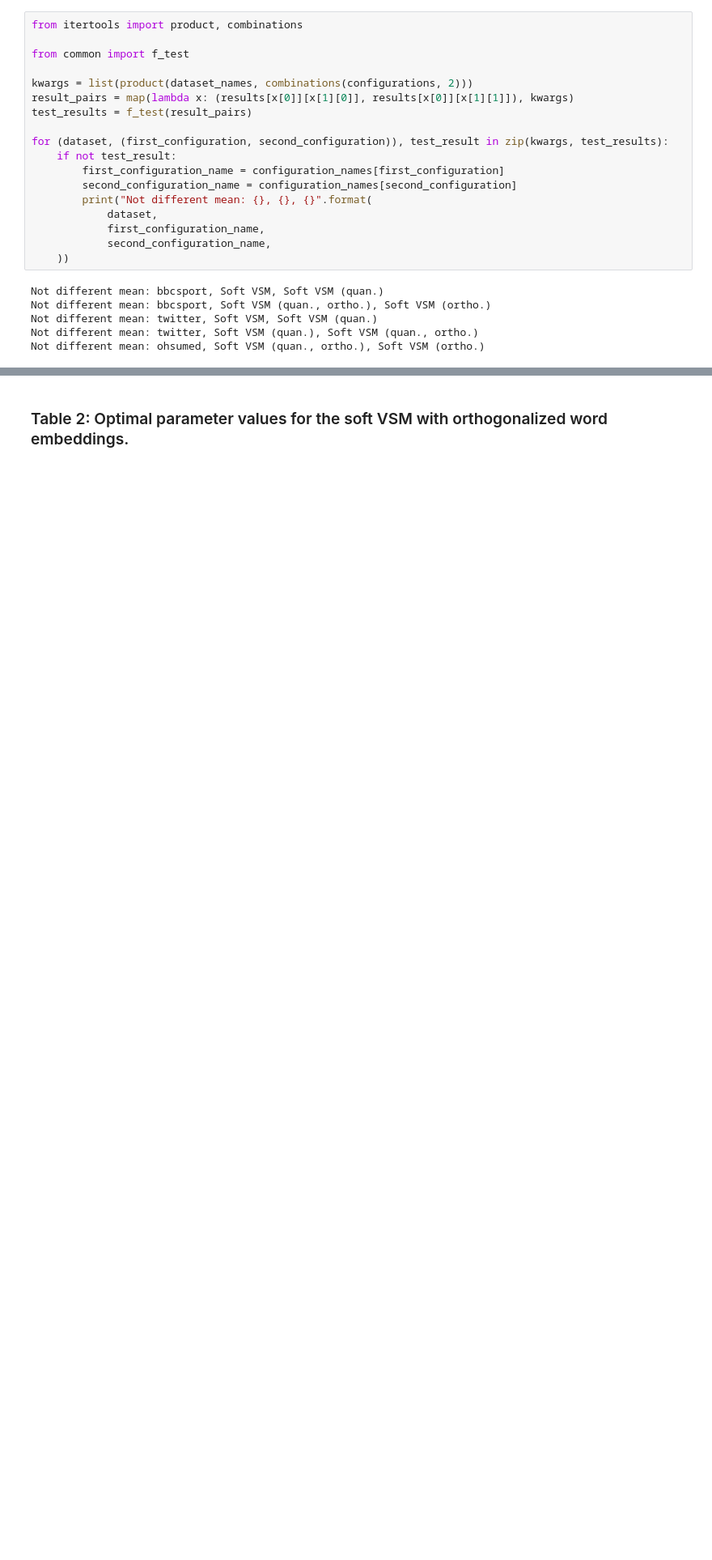
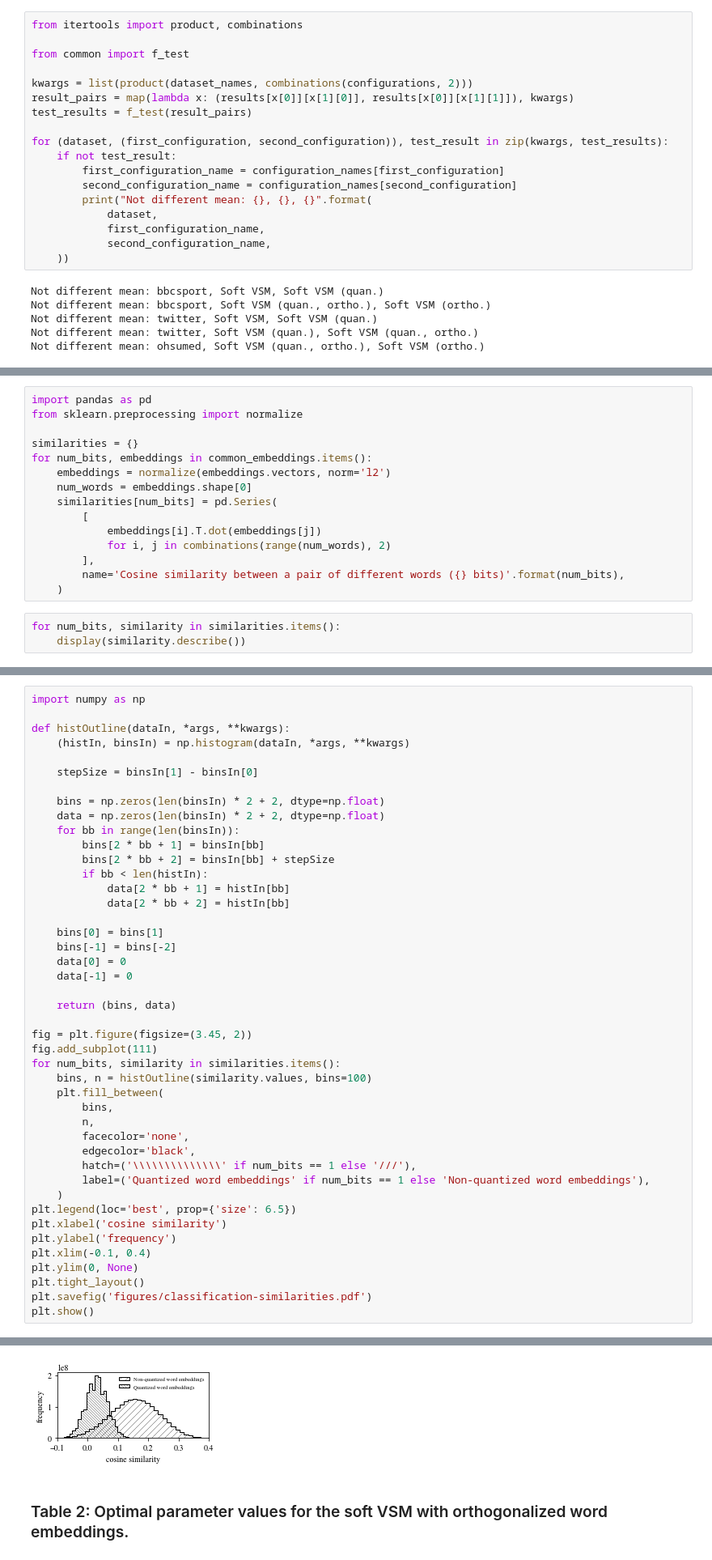
Before and after one commit to MIR-MU/regularized-embeddings, a Jupyter notebook: classification.ipynb, the cells around one changed output, grey strips where cells are left out. Shown: that part at 81% size. Cells and saved outputs as stored; diff of their text form; blank space fills up the shorter version.

```diff
--- a/classification.ipynb
+++ b/classification.ipynb
@@ -479,0 +584,18 @@ Not different mean: ohsumed, Soft VSM (quan., ortho.), Soft VSM (ortho.)
+# %%
+import pandas as pd
+from sklearn.preprocessing import normalize
+
+similarities = {}
+for num_bits, embeddings in common_embeddings.items():
+    embeddings = normalize(embeddings.vectors, norm='l2')
+    num_words = embeddings.shape[0]
+    similarities[num_bits] = pd.Series(
+        [
+            embeddings[i].T.dot(embeddings[j])
+            for i, j in combinations(range(num_words), 2)
+        ],
+        name='Cosine similarity between a pair of different words ({} bits)'.format(num_bits),
+    )
+# %%
+for num_bits, similarity in similarities.items():
+    display(similarity.describe())
@@ -479,0 +621,45 @@ Not different mean: ohsumed, Soft VSM (quan., ortho.), Soft VSM (ortho.)
+# %%
+import numpy as np
+
+def histOutline(dataIn, *args, **kwargs):
+    (histIn, binsIn) = np.histogram(dataIn, *args, **kwargs)
+
+    stepSize = binsIn[1] - binsIn[0]
+
+    bins = np.zeros(len(binsIn) * 2 + 2, dtype=np.float)
+    data = np.zeros(len(binsIn) * 2 + 2, dtype=np.float)
+    for bb in range(len(binsIn)):
+        bins[2 * bb + 1] = binsIn[bb]
+        bins[2 * bb + 2] = binsIn[bb] + stepSize
+        if bb < len(histIn):
+            data[2 * bb + 1] = histIn[bb]
+            data[2 * bb + 2] = histIn[bb]
+
+    bins[0] = bins[1]
+    bins[-1] = bins[-2]
+    data[0] = 0
+    data[-1] = 0
+
+    return (bins, data)
+
+fig = plt.figure(figsize=(3.45, 2))
+fig.add_subplot(111)
+for num_bits, similarity in similarities.items():
+    bins, n = histOutline(similarity.values, bins=100)
+    plt.fill_between(
+        bins,
+        n,
+        facecolor='none',
+        edgecolor='black',
+        hatch=('\\\\\\\\\\\\\\' if num_bits == 1 else '///'),
+        label=('Quantized word embeddings' if num_bits == 1 else 'Non-quantized word embeddings'),
+    )
+plt.legend(loc='best', prop={'size': 6.5})
+plt.xlabel('cosine similarity')
+plt.ylabel('frequency')
+plt.xlim(-0.1, 0.4)
+plt.ylim(0, None)
+plt.tight_layout()
+plt.savefig('figures/classification-similarities.pdf')
+plt.show()
+# %% [output]
@@ -480,3 +667,4 @@ Not different mean: ohsumed, Soft VSM (quan., ortho.), Soft VSM (ortho.)
+[figure, added]
 # %% [markdown]
 ### Table 2: Optimal parameter values for the soft VSM with orthogonalized word embeddings.
 # %%
```
Also changed, not shown: parts of 15 cells of this notebook, 2 other files.
